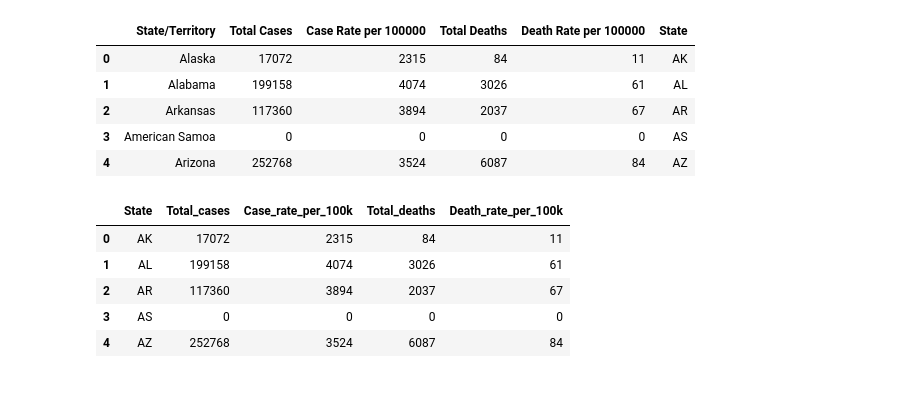
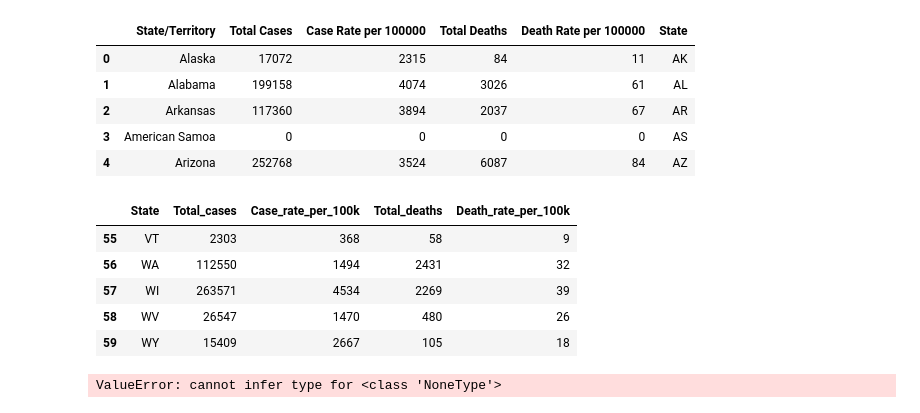
Before and after one commit to lazambrano/Project_2_COVID-19, a Jupyter notebook: analysis.ipynb, the cells around one changed output. Drawn from its saved outputs; the diff is of its cells as text; code cells hidden in the pictures.

```diff
--- a/analysis.ipynb
+++ b/analysis.ipynb
@@ -139,12 +157,20 @@ covid_stats_df.head()
 | 4 | Arizona | 252768 | 3524 | 6087 | 84 | AZ |
 # %%
 covid_stats_df = covid_stats_df.rename(columns={"state": "State", "Total Cases": "Total_cases", "Case Rate per 100000": "Case_rate_per_100k", "Total Deaths": "Total_deaths", "Death Rate per 100000": "Death_rate_per_100k"})
-covid_stats_df = covid_stats_df[["State", "Total_cases", "Case_rate_per_100k", "Total_deaths", "Death_rate_per_100k"]]
-covid_stats_df.head()
+covid_stats_df = covid_stats_df[["State", "Total_cases", "Case_rate_per_100k", "Total_deaths", "Death_rate_per_100k"]].dropna()
+covid_stats_df.tail()
 # %% [output]
 |  | State | Total_cases | Case_rate_per_100k | Total_deaths | Death_rate_per_100k |
-| 0 | AK | 17072 | 2315 | 84 | 11 |
-| 1 | AL | 199158 | 4074 | 3026 | 61 |
-| 2 | AR | 117360 | 3894 | 2037 | 67 |
-| 3 | AS | 0 | 0 | 0 | 0 |
-| 4 | AZ | 252768 | 3524 | 6087 | 84 |
+| 55 | VT | 2303 | 368 | 58 | 9 |
+| 56 | WA | 112550 | 1494 | 2431 | 32 |
+| 57 | WI | 263571 | 4534 | 2269 | 39 |
+| 58 | WV | 26547 | 1470 | 480 | 26 |
+| 59 | WY | 15409 | 2667 | 105 | 18 |
+# %%
+engine = create_engine("postgresql://postgres:{password}@localhost:5432/COVID-19_Project02_DB".format(password=password))
+conn = engine.connect()
+
+#covid_stats_df.to_sql(name='covid_total', con=engine, if_exists='append', index=False)
+covid_monthly_df.to_sql(name='covid_monthly_avg', con=engine, if_exists='append', index=False)
+# %% [output]
+ValueError: cannot infer type for <class 'NoneType'>
```
Also changed, not shown: parts of 6 cells of this notebook, 1 other file.
